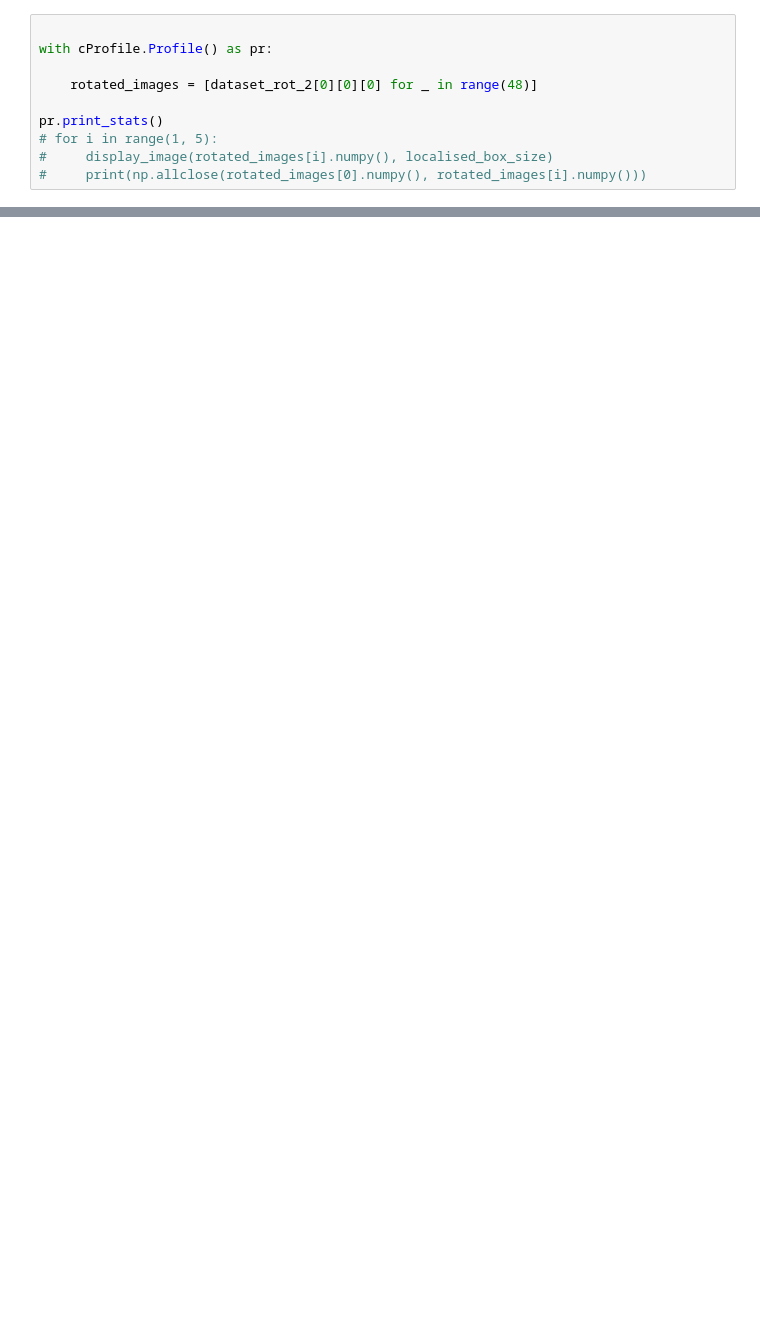
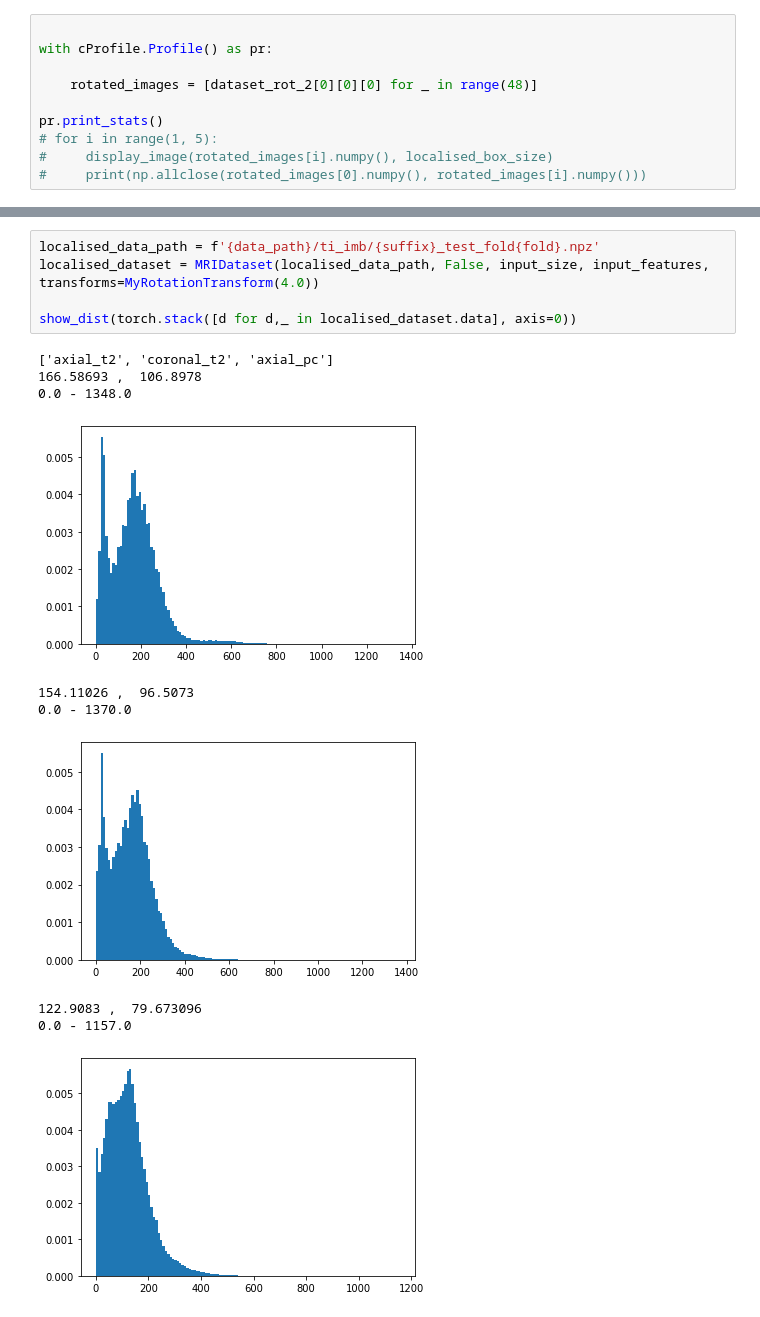
Before and after one commit to matt-baugh/CrohnsDisease, a Jupyter notebook: pytorch/test_numpy_dataset.ipynb, the cells around one changed output, grey strips where cells are left out. Saved outputs shown, nothing was run; the diff lists cells and outputs as text; blank space fills up the shorter version.

```diff
--- a/pytorch/test_numpy_dataset.ipynb
+++ b/pytorch/test_numpy_dataset.ipynb
@@ -224,0 +407,16 @@ for i in range(0, 5):
+# %%
+localised_data_path = f'{data_path}/ti_imb/{suffix}_test_fold{fold}.npz'
+localised_dataset = MRIDataset(localised_data_path, False, input_size, input_features, transforms=MyRotationTransform(4.0))
+
+show_dist(torch.stack([d for d,_ in localised_dataset.data], axis=0))
+# %% [output]
+['axial_t2', 'coronal_t2', 'axial_pc']
+166.58693 ,  106.8978
+0.0 - 1348.0
+[figure, added]
+154.11026 ,  96.5073
+0.0 - 1370.0
+[figure, added]
+122.9083 ,  79.673096
+0.0 - 1157.0
+[figure, added]
```
Also changed, not shown: parts of 15 cells of this notebook, 3 other files.
